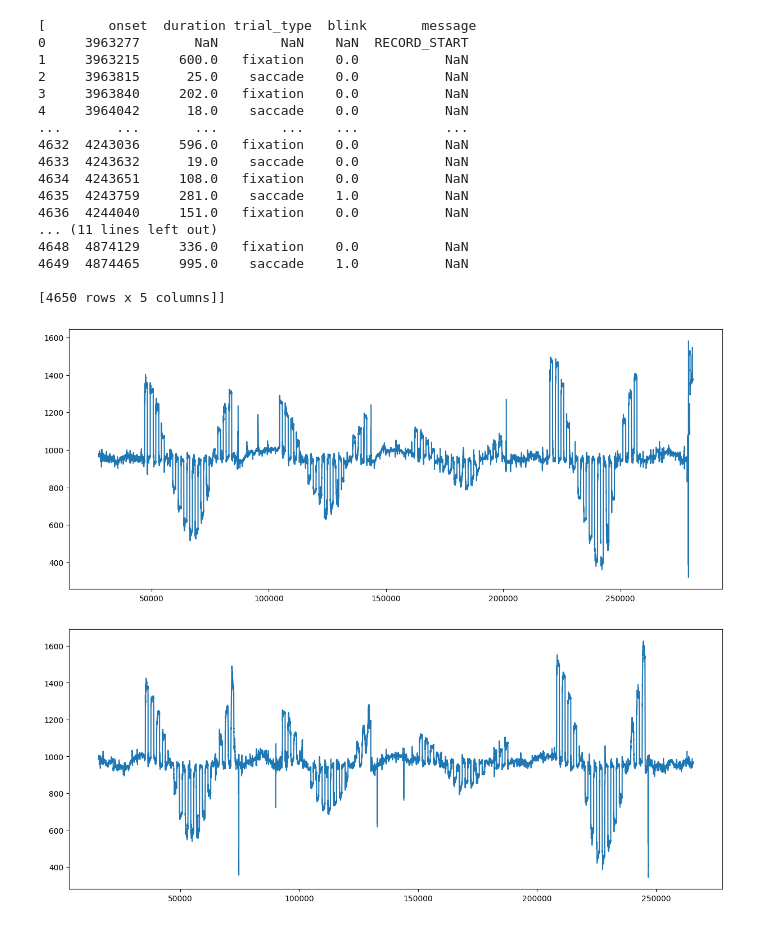
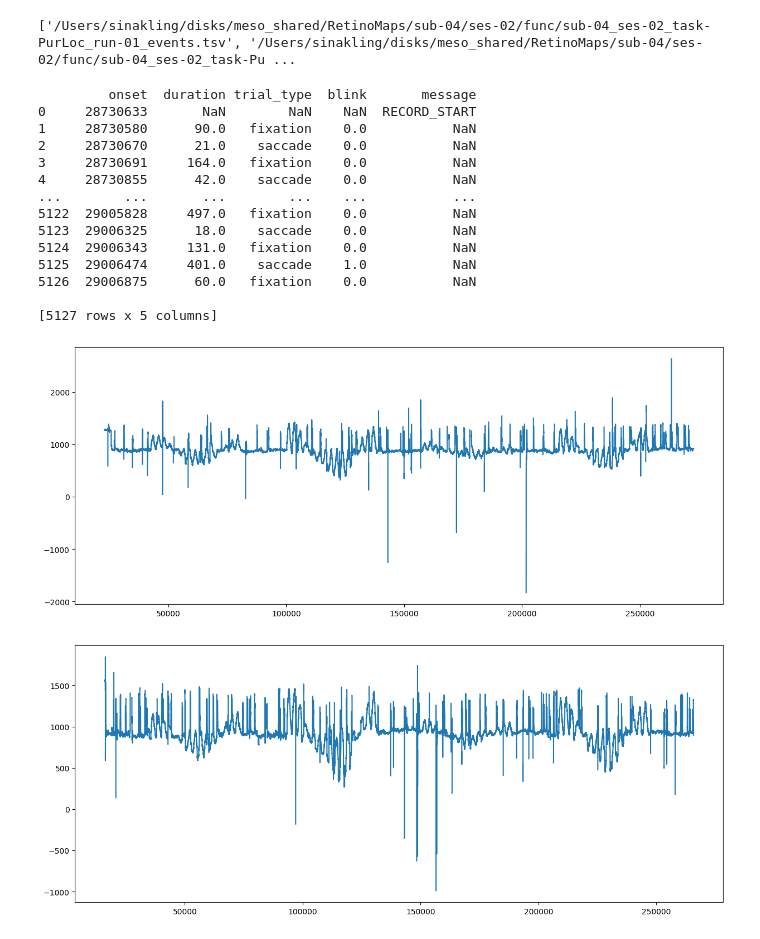
Before and after one commit to mszinte/pRF_analysis, a Jupyter notebook: RetinoMaps/eyetracking/dev/PurLoc_SacLoc/NEW_extract_eyedata.ipynb, the cells around one changed output. Cells and saved outputs as stored; diff of their text form; code cells hidden in the pictures.

```diff
--- a/RetinoMaps/eyetracking/dev/PurLoc_SacLoc/NEW_extract_eyedata.ipynb
+++ b/RetinoMaps/eyetracking/dev/PurLoc_SacLoc/NEW_extract_eyedata.ipynb
@@ -8,7 +11,7 @@ import matplotlib.pyplot as plt
 
 from sac_utils import replace_blinks_with_nan
 # %%
-with open('/Users/sinakling/projects/PredictEye/locEMexp/stats/behavior_settings.json') as f:
+with open('/Users/sinakling/projects/pRF_analysis/RetinoMaps/eyetracking/dev/PurLoc_SacLoc/behavior_settings.json') as f:
 	json_s = f.read()
 	analysis_info = json.loads(json_s)
 
@@ -19,3 +22,12 @@ eye_mov_seq = analysis_info['eye_mov_seq']
 rads = analysis_info['rads']
 pursuits_tr = np.arange(0,seq_trs,2)
 saccades_tr = np.arange(1,seq_trs,2)
+
+# Define file list
+main_dir = analysis_info['main_dir_mac']
+file_dir_save = f'/Users/sinakling/Desktop/RetinoMaps_Data'
+
+subject = 'sub-04'
+task = 'PurLoc'
+ses = 'ses-02'
+eye = 'eye1'
@@ -43,11 +40,8 @@ if subject == 'sub-01':
+# %%
+print(data_events)
+# %% [output]
+['/Users/sinakling/disks/meso_shared/RetinoMaps/sub-04/ses-02/func/sub-04_ses-02_task-PurLoc_run-01_events.tsv', '/Users/sinakling/disks/meso_shared/RetinoMaps/sub-04/ses-02/func/sub-04_ses-02_task-Pu ...
 # %%
-main_dir = '/Users/sinakling/Desktop/convers_test_fo'
-subject = 'sub-02'
-task = 'SacLoc'
-ses = 'ses-02'
-runs = 2
-eye = 'eye1'
-
 
 def extract_data(main_dir, subject, task, runs, file_type):
     '''read tsv.gsv data as pandas dataframes. Use information from json as columns'''
@@ -77,28 +71,25 @@ def extract_data(main_dir, subject, task, runs, file_type):
     return df_runs
 
 
-df_event_runs = extract_data(main_dir, subject, task, runs, file_type = "physioevents")
-df_data_runs = extract_data(main_dir, subject, task, runs, file_type = "physio")
+df_event_runs = extract_data(main_dir, subject, task, num_run, file_type = "physioevents")
+df_data_runs = extract_data(main_dir, subject, task, num_run, file_type = "physio")
 # %%
-print(df_event_runs)
+print(df_event_runs[0])
 # %% [output]
-[        onset  duration trial_type  blink       message
-0     3963277       NaN        NaN    NaN  RECORD_START
-1     3963215     600.0   fixation    0.0           NaN
-2     3963815      25.0    saccade    0.0           NaN
-3     3963840     202.0   fixation    0.0           NaN
-4     3964042      18.0    saccade    0.0           NaN
-...       ...       ...        ...    ...           ...
-4632  4243036     596.0   fixation    0.0           NaN
-4633  4243632      19.0    saccade    0.0           NaN
-4634  4243651     108.0   fixation    0.0           NaN
-4635  4243759     281.0    saccade    1.0           NaN
-4636  4244040     151.0   fixation    0.0           NaN
-... (11 lines left out)
-4648  4874129     336.0   fixation    0.0           NaN
-4649  4874465     995.0    saccade    1.0           NaN
+         onset  duration trial_type  blink       message
+0     28730633       NaN        NaN    NaN  RECORD_START
+1     28730580      90.0   fixation    0.0           NaN
+2     28730670      21.0    saccade    0.0           NaN
+3     28730691     164.0   fixation    0.0           NaN
+4     28730855      42.0    saccade    0.0           NaN
+...        ...       ...        ...    ...           ...
+5122  29005828     497.0   fixation    0.0           NaN
+5123  29006325      18.0    saccade    0.0           NaN
+5124  29006343     131.0   fixation    0.0           NaN
+5125  29006474     401.0    saccade    1.0           NaN
+5126  29006875      60.0   fixation    0.0           NaN
 
-[4650 rows x 5 columns]]
+[5127 rows x 5 columns]
 # %%
 # Extract timestamps
 
@@ -183,34 +174,34 @@ for run_idx, df in enumerate(df_event_runs):
             else:
                 # Trial offset found without a matching onset, this means it was out of order
                 print(f"Out-of-order trial offset found for trial {trial_num}, but onset wasn't found.")
 
 
 
         # Check for sequence 9 stopped
         if re.search(seq_9_stop_pattern, message):
             time_end_eye[0, run_idx] = row['onset']
-            time_end_eye[0,0] = 13751109
+
 
 
     eye_data_run = df_data_runs[run_idx][(df_data_runs[run_idx]['timestamp'] >= time_start_eye[0, run_idx]) &
                        (df_data_runs[run_idx]['timestamp'] <= time_end_eye[0, run_idx])]
 
     plt_1 = plt.figure(figsize=(15, 6))
     plt.plot(eye_data_run['x_coordinate'])
     plt.show()
 
 
     eye_data_run = np.concatenate((eye_data_run,np.ones((eye_data_run.shape[0],1))*(run_idx)),axis = 1)
 	# col 0 = time
 	# col 2 = eye x coord
 	# col 3 = eye y coord
 	# col 4 = run number
 
     if run_idx == 0:
         eye_data_runs = eye_data_run
     else:
         eye_data_runs = np.concatenate((eye_data_runs,eye_data_run), axis=0)
 # %% [output]
-[figure, old version]
+[figure, new version]
-[figure, old version]
+[figure, new version]
 # %%
```
Also changed, not shown: parts of 7 cells of this notebook, 6 other files.
